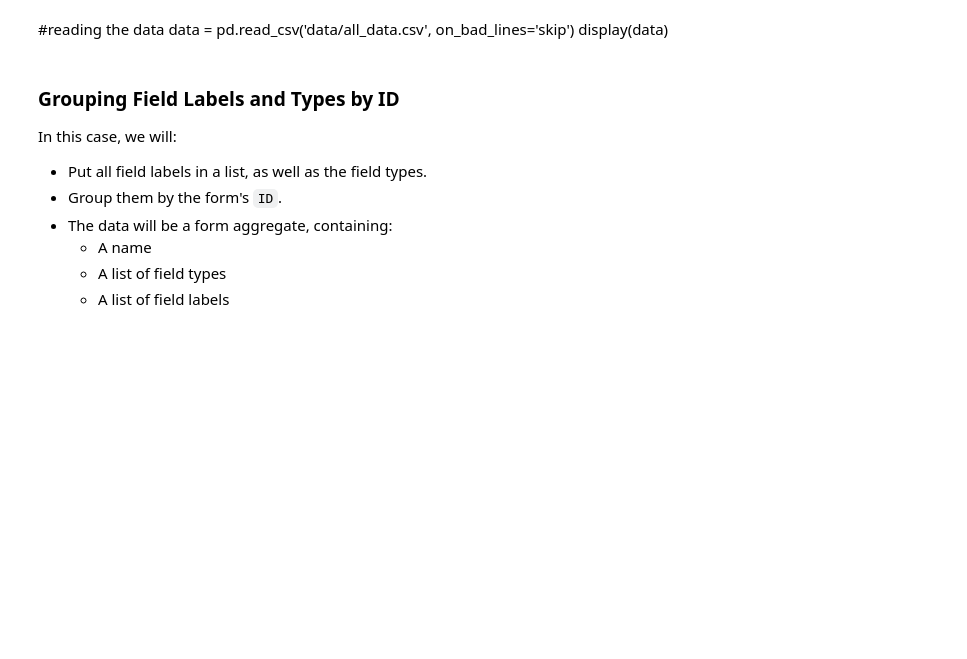
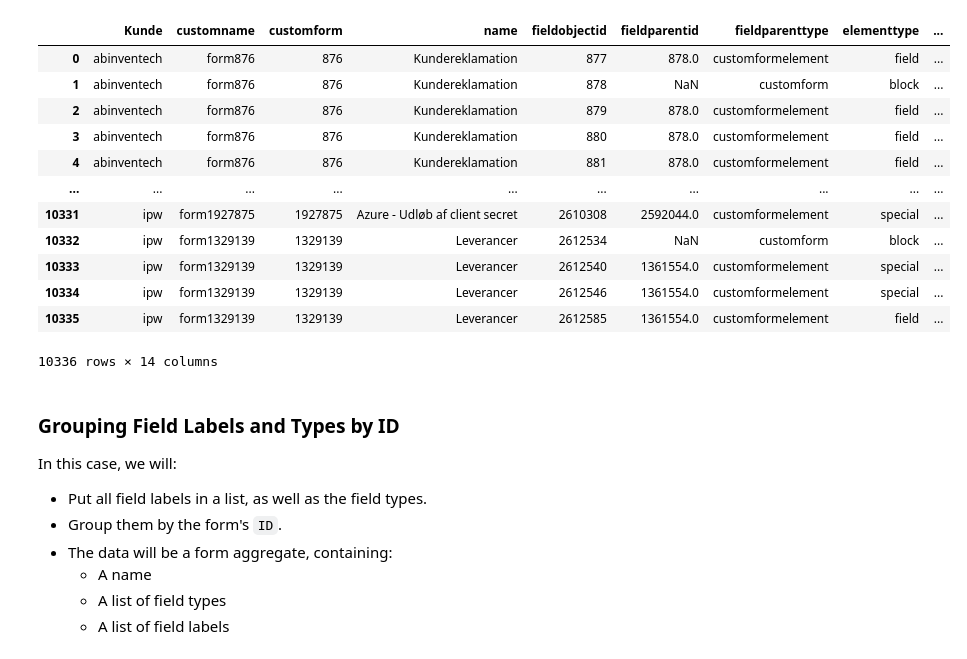
Before and after one commit to Semo0/IPWFormAi, a Jupyter notebook: app/Clustring_with_embeddings.ipynb, the cells around one changed output. Cells and saved outputs as stored; diff of their text form; code cells hidden in the pictures; blank space fills up the shorter version.

```diff
--- a/app/Clustring_with_embeddings.ipynb
+++ b/app/Clustring_with_embeddings.ipynb
@@ -8,10 +8,24 @@ from sklearn.cluster import KMeans
 from sklearn.cluster import DBSCAN
 from sklearn.cluster import SpectralClustering
 from sklearn.preprocessing import StandardScaler
-# %% [markdown]
-#reading the data
-data = pd.read_csv('data/all_data.csv', on_bad_lines='skip')
-display(data)
+# %%
+#reading the data
+data = pd.read_csv('data/all_data.csv', on_bad_lines='skip')
+display(data)
+# %% [output]
+|  | Kunde | customname | customform | name | fieldobjectid | fieldparentid | fieldparenttype | elementtype | ... |
+| 0 | abinventech | form876 | 876 | Kundereklamation | 877 | 878.0 | customformelement | field | ... |
+| 1 | abinventech | form876 | 876 | Kundereklamation | 878 | NaN | customform | block | ... |
+| 2 | abinventech | form876 | 876 | Kundereklamation | 879 | 878.0 | customformelement | field | ... |
+| 3 | abinventech | form876 | 876 | Kundereklamation | 880 | 878.0 | customformelement | field | ... |
+| 4 | abinventech | form876 | 876 | Kundereklamation | 881 | 878.0 | customformelement | field | ... |
+| ... | ... | ... | ... | ... | ... | ... | ... | ... | ... |
+| 10331 | ipw | form1927875 | 1927875 | Azure - Udløb af client secret | 2610308 | 2592044.0 | customformelement | special | ... |
+| 10332 | ipw | form1329139 | 1329139 | Leverancer | 2612534 | NaN | customform | block | ... |
+| 10333 | ipw | form1329139 | 1329139 | Leverancer | 2612540 | 1361554.0 | customformelement | special | ... |
+| 10334 | ipw | form1329139 | 1329139 | Leverancer | 2612546 | 1361554.0 | customformelement | special | ... |
+| 10335 | ipw | form1329139 | 1329139 | Leverancer | 2612585 | 1361554.0 | customformelement | field | ... |
+10336 rows × 14 columns
 # %% [markdown]
 ### Grouping Field Labels and Types by ID
 
```
Also changed, not shown: parts of 16 cells of this notebook.
